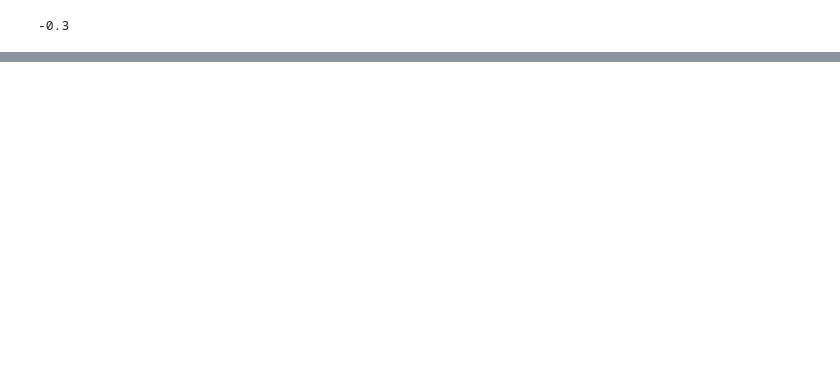
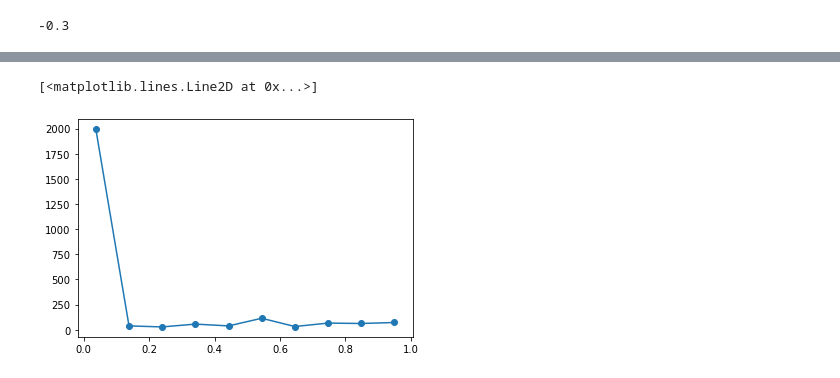
Before and after one commit to Timothysit/mecp2, a Jupyter notebook: python/notebooks/3-panel-test-param-and-pipeline.ipynb, the cells around one changed output, grey strips where cells are left out. Cells and saved outputs as stored; diff of their text form; code cells hidden in the pictures; blank space fills up the shorter version.

```diff
--- a/python/notebooks/3-panel-test-param-and-pipeline.ipynb
+++ b/python/notebooks/3-panel-test-param-and-pipeline.ipynb
@@ -483,32 +806,5 @@ for spike_idx in spike_times:
 SpikeDataInstance.alignment_range[0]
 # %% [output]
 -0.3
-# %%
-spike_train_list = list()
-for channel_idx in np.arange(SpikeDataInstance.num_channels):
-    spike_data = SpikeDataInstance.raw_traces[channel_idx, :]
-    if SpikeDataInstance.spike_detection_method == 'manuel':
-        low_pass = 600
-        high_pass = 8000
-        filter_order = 3
-
-        wn = np.array([low_pass, high_pass]) / (SpikeDataInstance.fs / 2)
-
-        b, a = ssignal.butter(filter_order, Wn=wn, btype='bandpass')
-
-        filtered_data = ssignal.filtfilt(b, a, spike_data)
-
-        # finding threshold and spikes
-        m = np.mean(filtered_data);
-        s = np.std(filtered_data);
-        threshold = m - SpikeDataInstance.spike_detection_multiplier * s;
-        neg_threshold = m - 8 * s; # maximum threshold, a simple artefact removal method
-        spike_train = (filtered_data < threshold).astype(int)
-
-
-        # Impose refractory period
-        ref_period = 2.0 * 10 ** -3 * SpikeDataInstance.fs
-
-        spike_train_list.append(spike_train)
 # %%
 SpikeDataInstance.spike_matrix = np.stack(spike_train_list)
@@ -514,0 +814,13 @@ SpikeDataInstance.spike_matrix = np.stack(spike_train_list)
+# %%
+fig, ax = plt.subplots()
+metric_name = 'correlation'
+corr_vals = SpikeDataInstance.electrode_correlation_matrix.flatten()
+corr_vals_remove_nan = corr_vals[~np.isnan(corr_vals)]
+frequency, binEdges = np.histogram(corr_vals_remove_nan,
+        bins=SpikeDataInstance.correlation_histogram_num_bin)
+bincenters = 0.5*(binEdges[1:]+binEdges[:-1])
+ax.scatter(bincenters, frequency)
+ax.plot(bincenters, frequency, label=metric_name)
+# %% [output]
+[<matplotlib.lines.Line2D at 0x...>]
+[figure, added]
```
Also changed, not shown: parts of 41 cells of this notebook.
